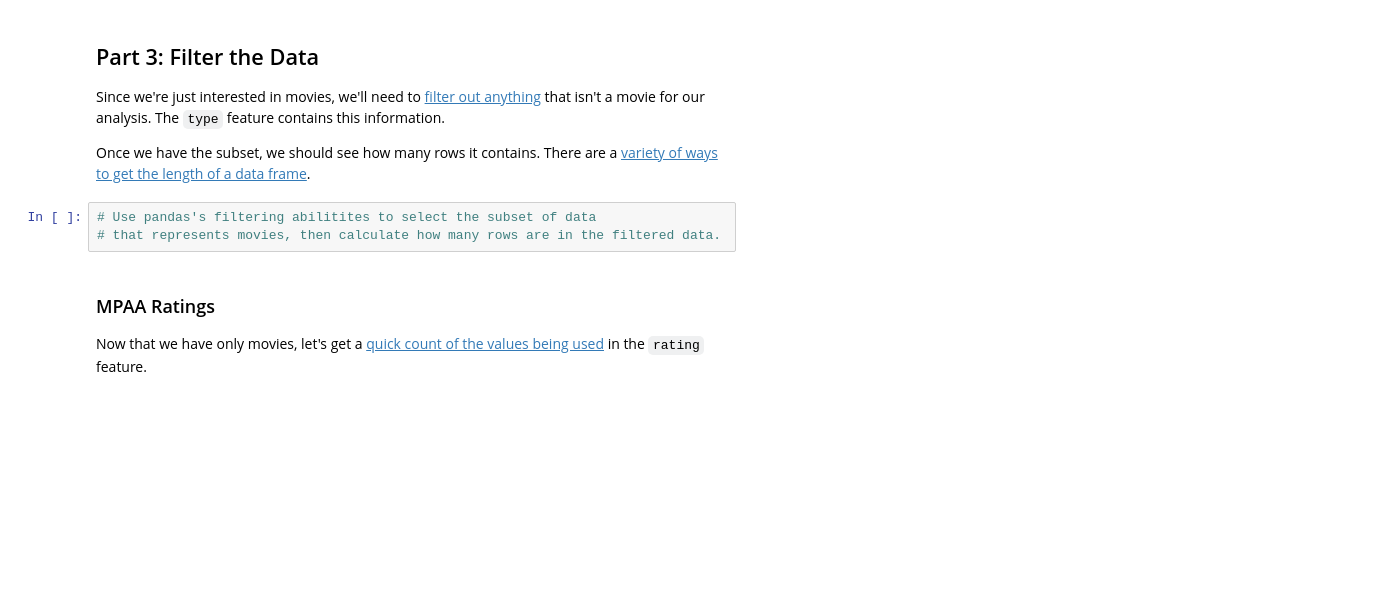
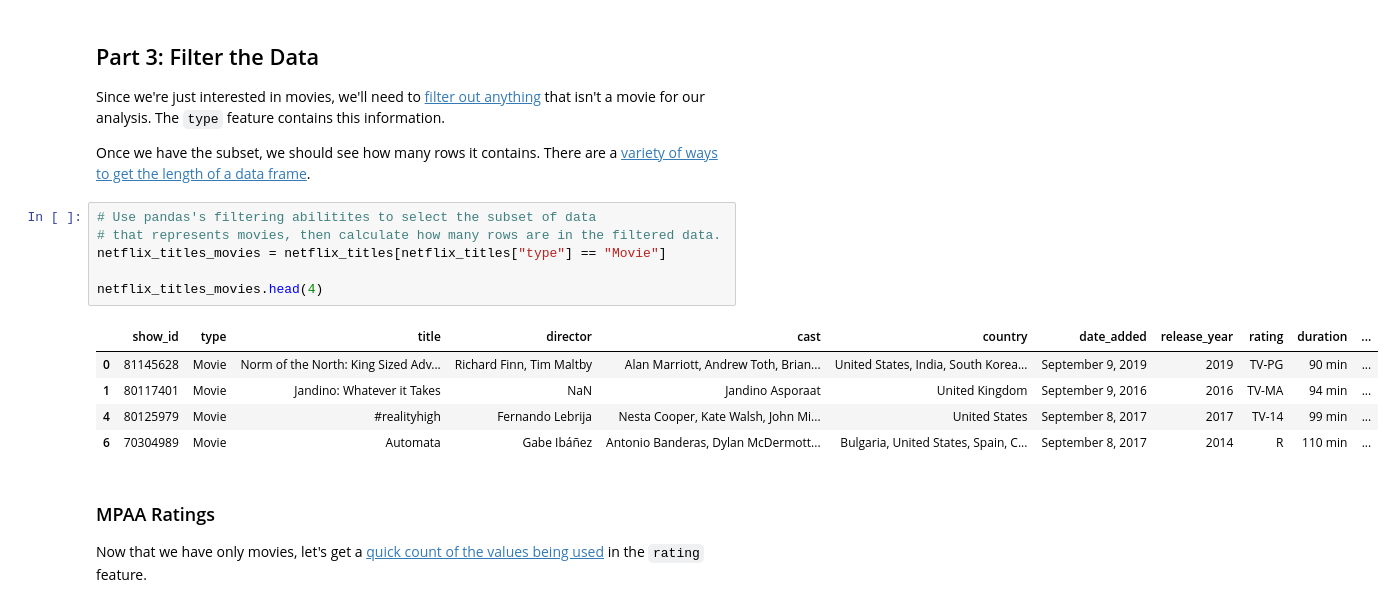
Before and after one commit to nestorbyui/google_colab_byui, a Jupyter notebook: notebooks/Exploration_01.ipynb, the cells around one changed output. Cells and saved outputs as stored; diff of their text form; blank space fills up the shorter version.

```diff
--- a/notebooks/Exploration_01.ipynb
+++ b/notebooks/Exploration_01.ipynb
@@ -55,6 +93,15 @@ Once we have the subset, we should see how many rows it contains. There are a [v
 # %%
 # Use pandas's filtering abilitites to select the subset of data
 # that represents movies, then calculate how many rows are in the filtered data.
+netflix_titles_movies = netflix_titles[netflix_titles["type"] == "Movie"]
+
+netflix_titles_movies.head(4)
+# %% [output]
+|  | show_id | type | title | director | cast | country | date_added | release_year | rating | duration | ... |
+| 0 | 81145628 | Movie | Norm of the North: King Sized Adv... | Richard Finn, Tim Maltby | Alan Marriott, Andrew Toth, Brian... | United States, India, South Korea... | September 9, 2019 | 2019 | TV-PG | 90 min | ... |
+| 1 | 80117401 | Movie | Jandino: Whatever it Takes | NaN | Jandino Asporaat | United Kingdom | September 9, 2016 | 2016 | TV-MA | 94 min | ... |
+| 4 | 80125979 | Movie | #realityhigh | Fernando Lebrija | Nesta Cooper, Kate Walsh, John Mi... | United States | September 8, 2017 | 2017 | TV-14 | 99 min | ... |
+| 6 | 70304989 | Movie | Automata | Gabe Ibáñez | Antonio Banderas, Dylan McDermott... | Bulgaria, United States, Spain, C... | September 8, 2017 | 2014 | R | 110 min | ... |
 # %% [markdown]
 ### MPAA Ratings
 Now that we have only movies, let's get a [quick count of the values being used](https://pandas.pydata.org/docs/getting_started/intro_tutorials/06_calculate_statistics.html)  in the `rating` feature.
```
Also changed, not shown: parts of 12 cells of this notebook.
